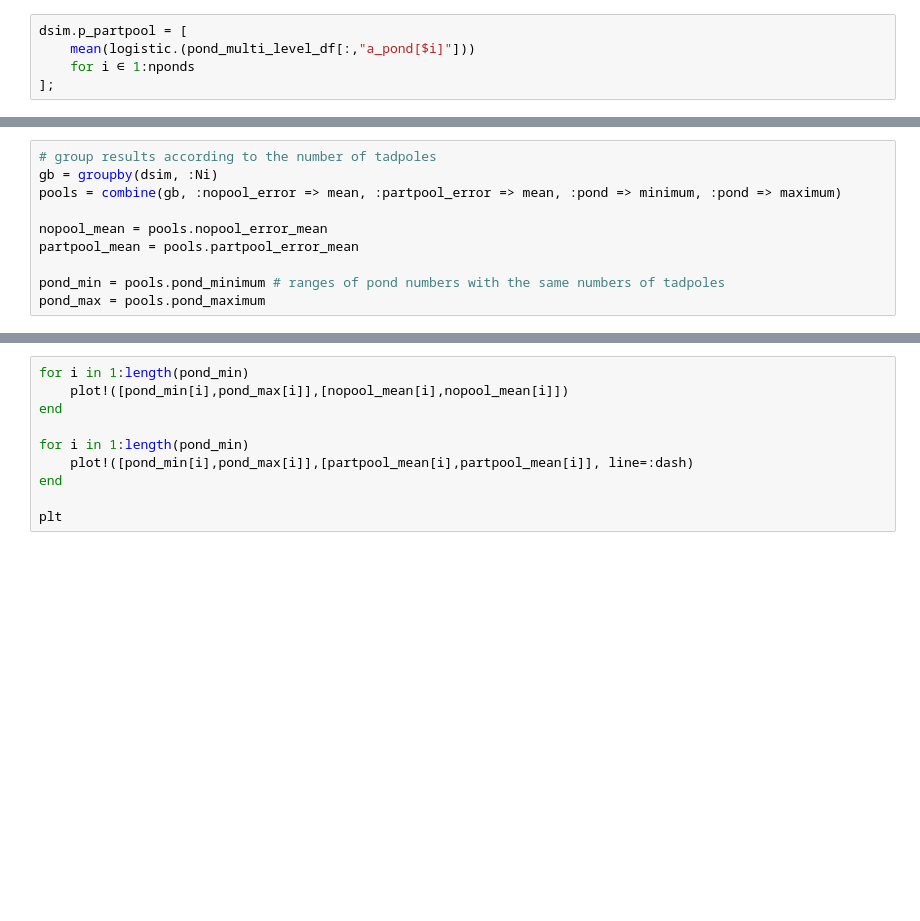
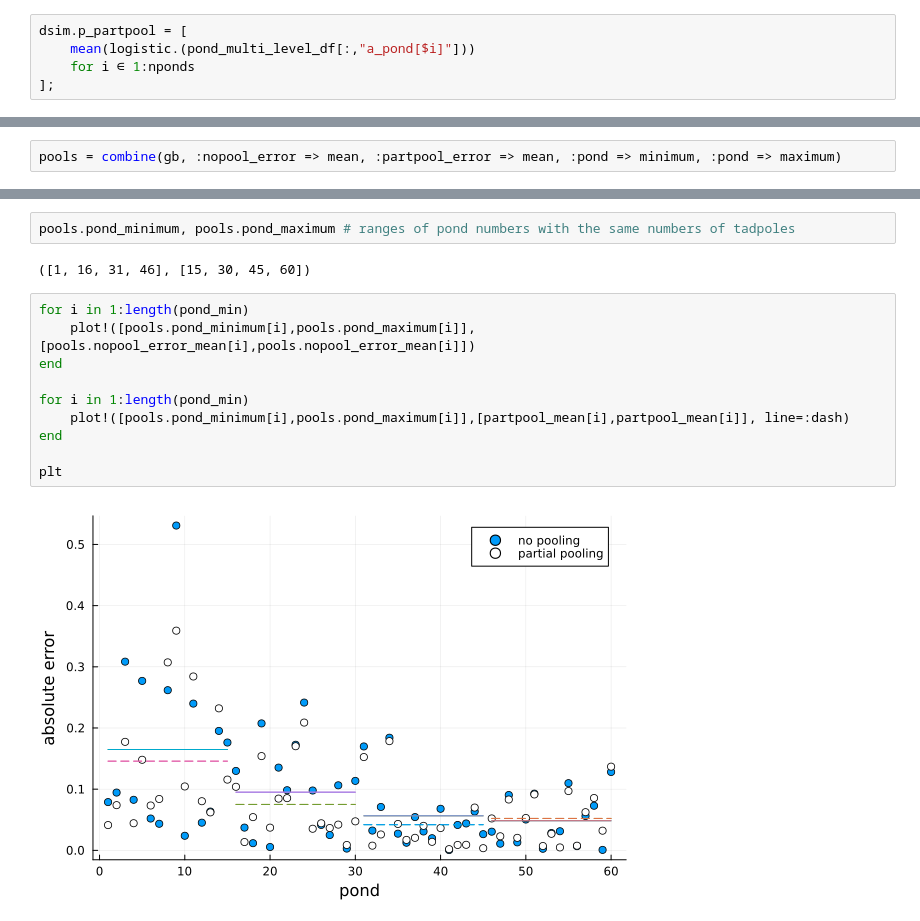
Before and after one commit to sungjuGit/STJuliaIntroBayesian, a Jupyter notebook: Multilevel_Reedfrogs.ipynb, the cells around one changed output, grey strips where cells are left out. Cells and saved outputs as stored; diff of their text form; blank space fills up the shorter version.

```diff
--- a/Multilevel_Reedfrogs.ipynb
+++ b/Multilevel_Reedfrogs.ipynb
@@ -142,10 +471,2 @@ dsim.partpool_error = partpool_error
 # %%
-# group results according to the number of tadpoles
-gb = groupby(dsim, :Ni)
 pools = combine(gb, :nopool_error => mean, :partpool_error => mean, :pond => minimum, :pond => maximum)
-
-nopool_mean = pools.nopool_error_mean
-partpool_mean = pools.partpool_error_mean
-
-pond_min = pools.pond_minimum # ranges of pond numbers with the same numbers of tadpoles
-pond_max = pools.pond_maximum
@@ -152,10 +481,16 @@ pond_max = pools.pond_maximum
+# %%
+pools.pond_minimum, pools.pond_maximum # ranges of pond numbers with the same numbers of tadpoles
+# %% [output]
+([1, 16, 31, 46], [15, 30, 45, 60])
 # %%
 for i in 1:length(pond_min)
-    plot!([pond_min[i],pond_max[i]],[nopool_mean[i],nopool_mean[i]])
+    plot!([pools.pond_minimum[i],pools.pond_maximum[i]],[pools.nopool_error_mean[i],pools.nopool_error_mean[i]])
 end
 
 for i in 1:length(pond_min)
-    plot!([pond_min[i],pond_max[i]],[partpool_mean[i],partpool_mean[i]], line=:dash)
+    plot!([pools.pond_minimum[i],pools.pond_maximum[i]],[partpool_mean[i],partpool_mean[i]], line=:dash)
 end
 
 plt
+# %% [output]
+[figure, added]
```
Also changed, not shown: parts of 22 cells of this notebook.
